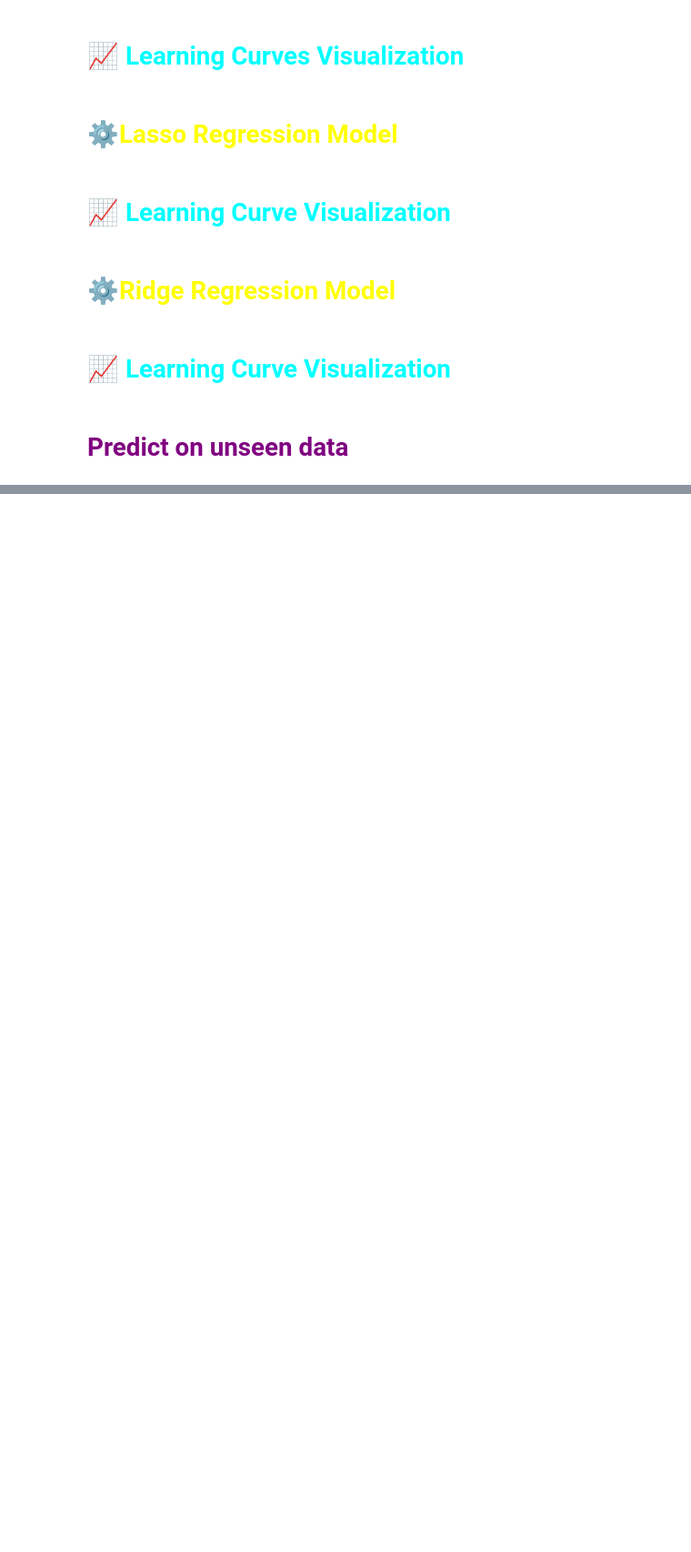
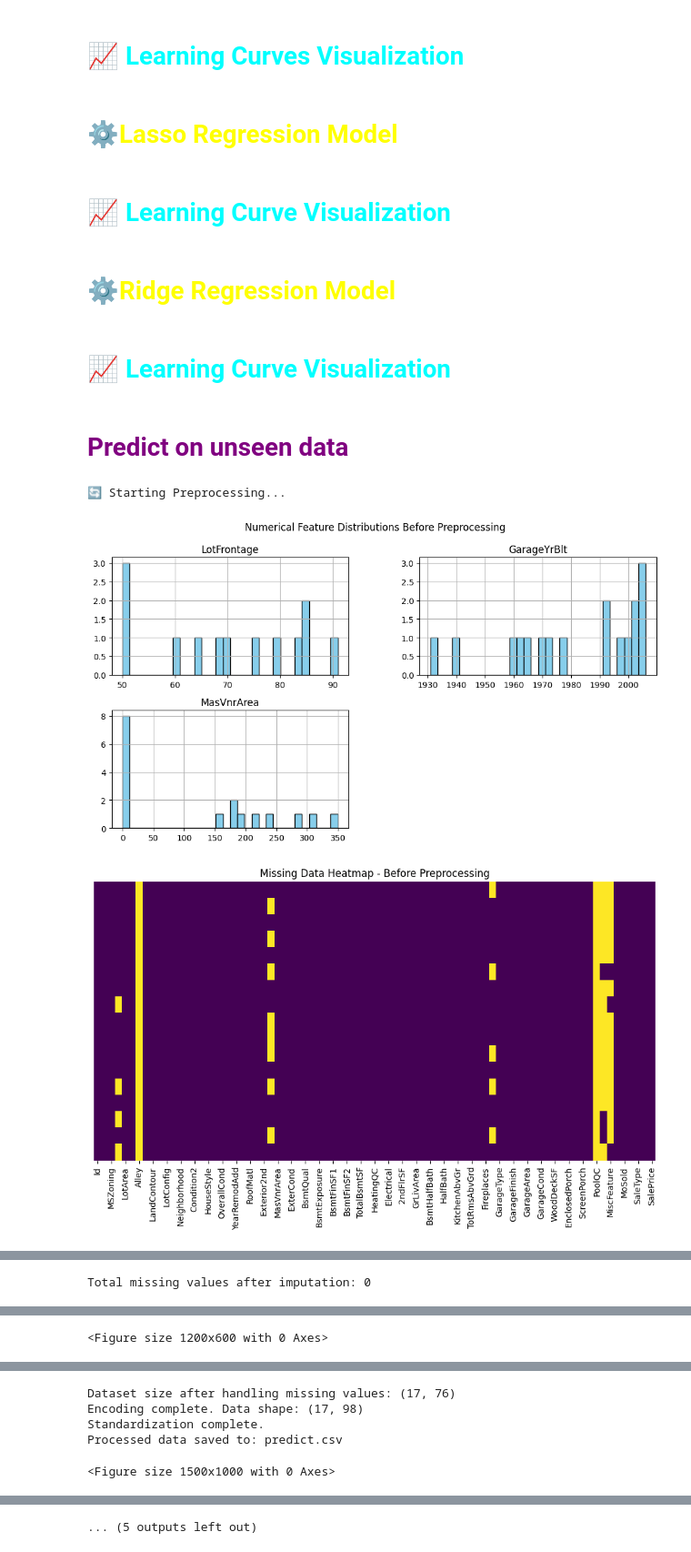
Before and after one commit to Suee18/Task1_ML, a Jupyter notebook: linearRegression.ipynb, the cells around one changed output, grey strips where cells are left out. Shown at 91% size. Cells and saved outputs as stored; diff of their text form; code cells hidden in the pictures; blank space fills up the shorter version.

```diff
--- a/linearRegression.ipynb
+++ b/linearRegression.ipynb
@@ -643,3 +839,56 @@ R² Score: 0.998
 # <span style="color:cyan">📈 Learning Curve Visualization</span>
 # %% [markdown]
 # <span style="color:purple"> Predict on unseen data</span>
+# %%
+def preprocess_and_predict(prediction_file, model_file):
+    print("🔄 Starting Preprocessing...")
+
+    # Step 1: Apply all preprocessing steps
+    handleMissing(prediction_file)
+    # removeOutliers(prediction_file)
+    encode_and_standardize(prediction_file)
+    scale_numerical_features(prediction_file)
+    select_important_features(prediction_file)
+
+    # Step 2: Load the processed dataset
+    X_pred = pd.read_csv(prediction_file)
+    print("✅ Preprocessing Completed. Data Shape:", X_pred.shape)
+
+    # Step 3: Load the trained model
+    print("🔄 Loading trained model...")
+    model = joblib.load(model_file)
+    print("✅ Model Loaded.")
+
+    # Step 4: Check for feature consistency
+    expected_features = model.feature_names_in_
+    processed_features = X_pred.columns
+
+    missing_from_data = set(expected_features) - set(processed_features)
+    extra_in_data = set(processed_features) - set(expected_features)
+
+    if missing_from_data:
+        print(f"⚠️ Missing features in new data: {missing_from_data}")
+    if extra_in_data:
+        print(f"⚠️ Extra features in new data: {extra_in_data}")
+
+    # Ensure features match the trained model
+    X_pred = X_pred.reindex(columns=expected_features, fill_value=0)
+
+    # Step 5: Predict house prices
+    print("🔄 Running predictions...")
+    predicted_prices = model.predict(X_pred)
+    print("✅ Predictions Completed.")
+
+    # Step 6: Print results in the required format
+    print("📊 Predicted House Prices:")
+    for i, price in enumerate(predicted_prices, 1):
+        print(f"🏡 House {i}: ${price:,.2f}")
+
+    return predicted_prices  # Return predictions if needed
+
+# Example usage
+preprocess_and_predict("predict.csv", "linearRegression.pkl")
+# %% [output]
+🔄 Starting Preprocessing...
+[figure, added]
+[figure, added]
@@ -645,0 +912 @@ R² Score: 0.998
+Total missing values after imputation: 0
@@ -645,0 +915 @@ R² Score: 0.998
+<Figure size 1200x600 with 0 Axes>
@@ -645,0 +917,5 @@ R² Score: 0.998
+Dataset size after handling missing values: (17, 76)
+Encoding complete. Data shape: (17, 98)
+Standardization complete.
+Processed data saved to: predict.csv
+<Figure size 1500x1000 with 0 Axes>
@@ -645,0 +923 @@ R² Score: 0.998
+... (5 outputs left out)
```
Also changed, not shown: parts of 19 cells of this notebook, 5 other files.
